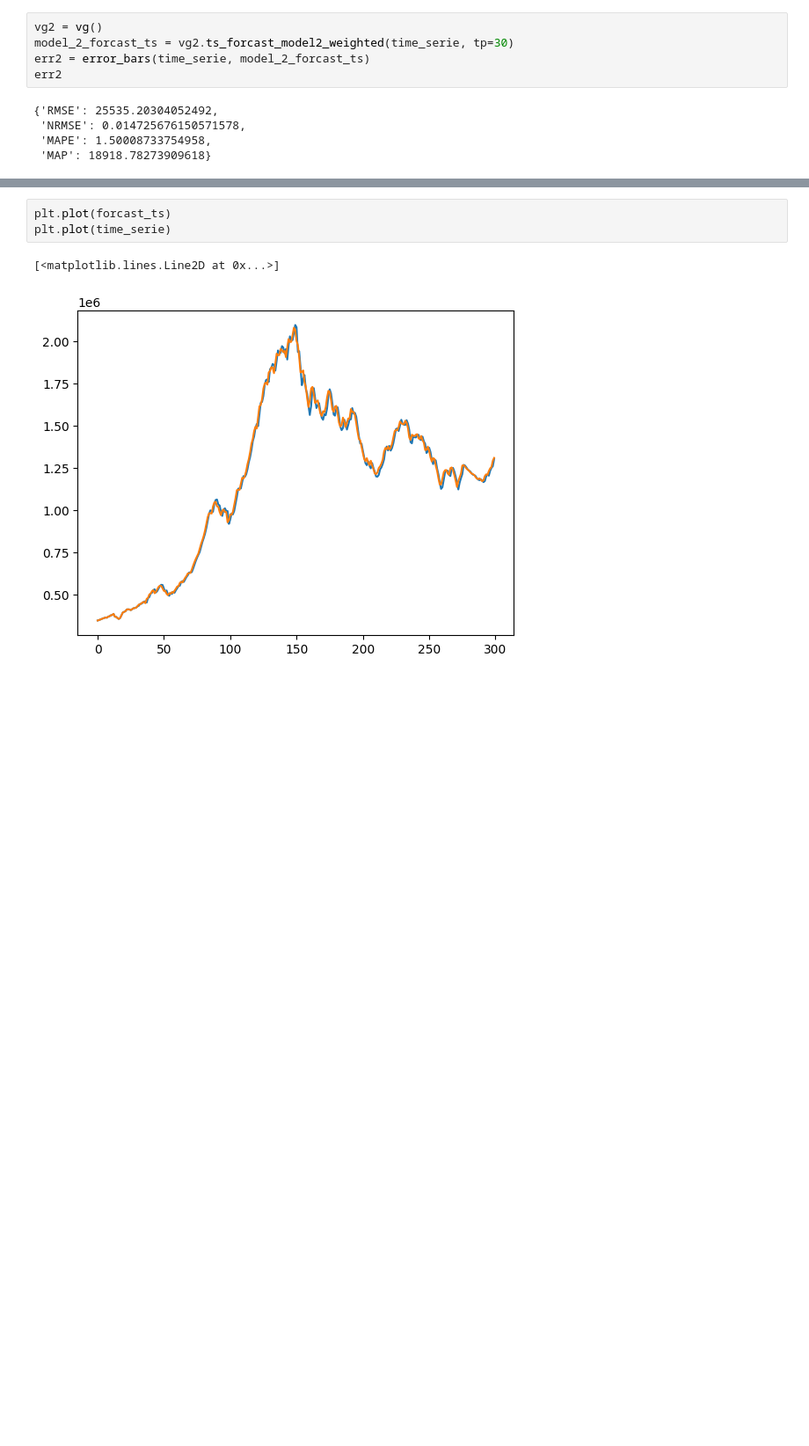
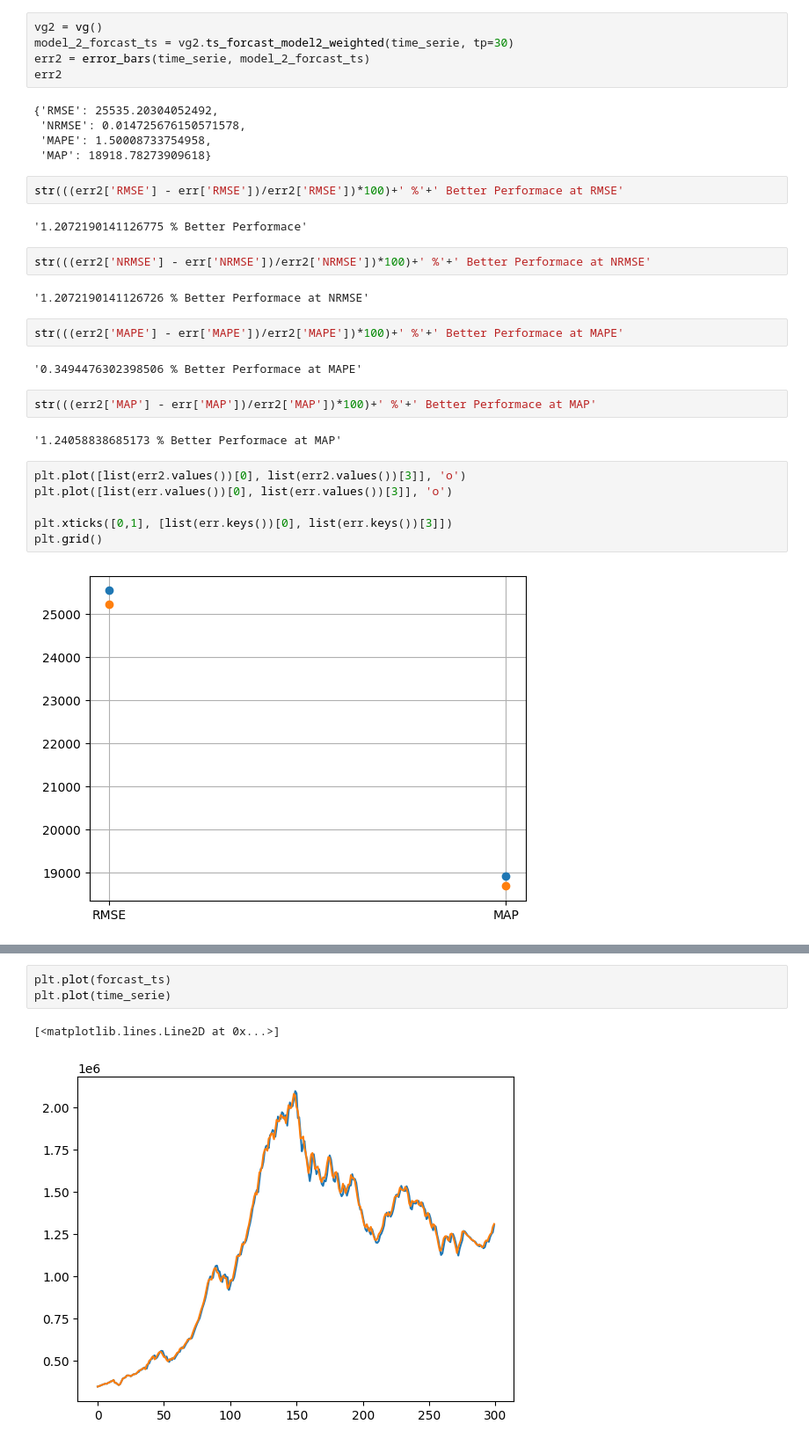
Before and after one commit to hossein4527/Time_Series_Trend_Forcasting, a Jupyter notebook: Codes/VG-Adjusted-Trend-Forcasting.ipynb, the cells around one changed output, grey strips where cells are left out. Shown: that part at 88% size. Cells and saved outputs as stored; diff of their text form; blank space fills up the shorter version.

```diff
--- a/Codes/VG-Adjusted-Trend-Forcasting.ipynb
+++ b/Codes/VG-Adjusted-Trend-Forcasting.ipynb
@@ -200,3 +196,27 @@ err2
  'NRMSE': 0.014725676150571578,
  'MAPE': 1.50008733754958,
  'MAP': 18918.78273909618}
+# %%
+str(((err2['RMSE'] - err['RMSE'])/err2['RMSE'])*100)+' %'+' Better Performace at RMSE'
+# %% [output]
+'1.2072190141126775 % Better Performace'
+# %%
+str(((err2['NRMSE'] - err['NRMSE'])/err2['NRMSE'])*100)+' %'+' Better Performace at NRMSE'
+# %% [output]
+'1.2072190141126726 % Better Performace at NRMSE'
+# %%
+str(((err2['MAPE'] - err['MAPE'])/err2['MAPE'])*100)+' %'+' Better Performace at MAPE'
+# %% [output]
+'0.3494476302398506 % Better Performace at MAPE'
+# %%
+str(((err2['MAP'] - err['MAP'])/err2['MAP'])*100)+' %'+' Better Performace at MAP'
+# %% [output]
+'1.24058838685173 % Better Performace at MAP'
+# %%
+plt.plot([list(err2.values())[0], list(err2.values())[3]], 'o')
+plt.plot([list(err.values())[0], list(err.values())[3]], 'o')
+
+plt.xticks([0,1], [list(err.keys())[0], list(err.keys())[3]])
+plt.grid()
+# %% [output]
+[figure, added]
```
Also changed, not shown: parts of 2 cells of this notebook, 35 other files.
